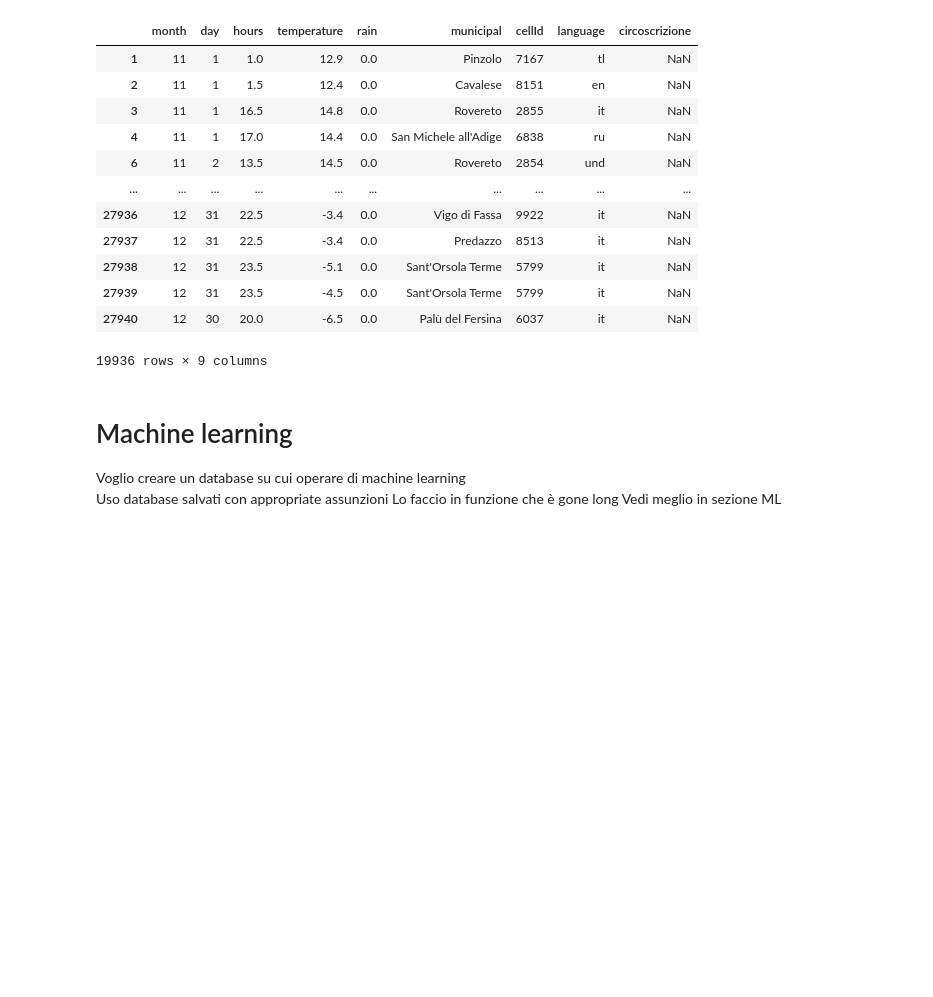
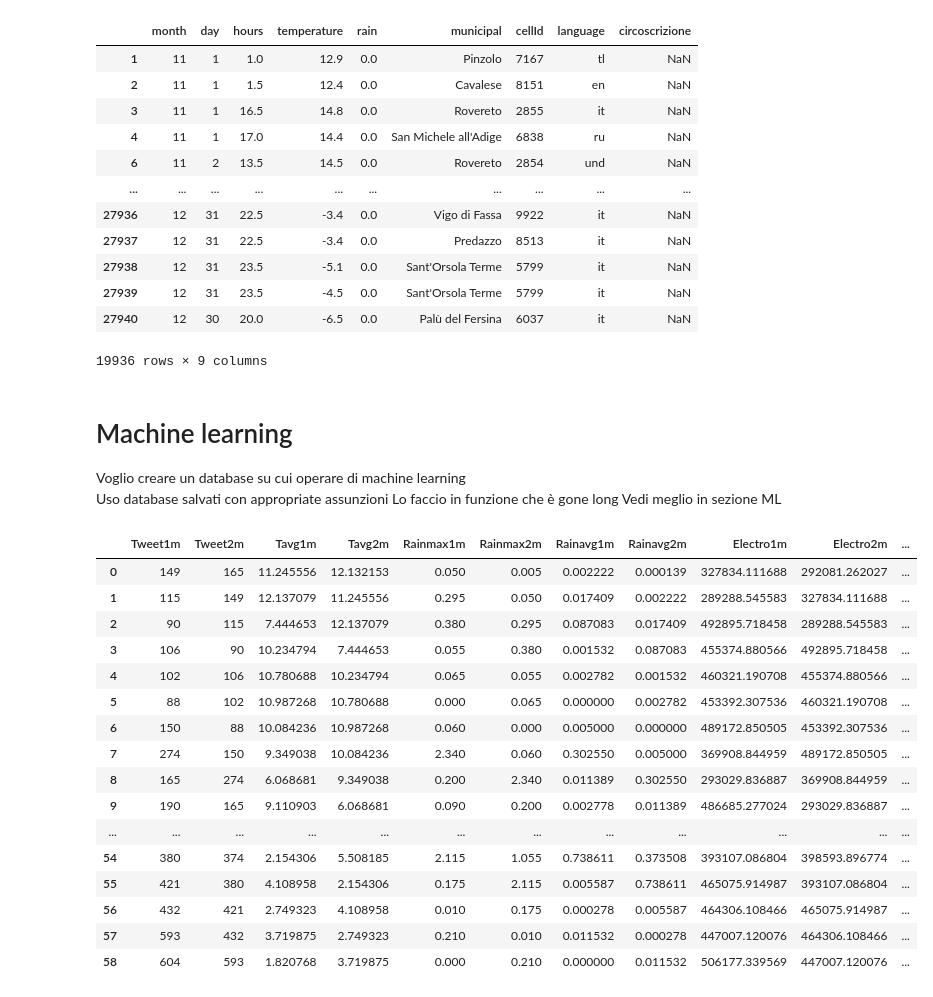
Before and after one commit to devix2/IntroToDS_FinalProject, a Jupyter notebook: SocialPulse(noCC)/Import Dati.ipynb, the cells around one changed output. Cells and saved outputs as stored; diff of their text form; code cells hidden in the pictures; blank space fills up the shorter version.

```diff
--- a/SocialPulse(noCC)/Import Dati.ipynb
+++ b/SocialPulse(noCC)/Import Dati.ipynb
@@ -415,3 +416,23 @@ Lo faccio in funzione che è gone long
 Vedi meglio in sezione ML
 # %%
 m_d.df_reg().to_csv('data/processed/MachineLearningDB.csv',index=False)
+# %%
+pd.read_csv('data/processed/MachineLearningDB.csv') # Dataframe finale su cui si andrà a lavorare
+# %% [output]
+|  | Tweet1m | Tweet2m | Tavg1m | Tavg2m | Rainmax1m | Rainmax2m | Rainavg1m | Rainavg2m | Electro1m | Electro2m | ... |
+| 0 | 149 | 165 | 11.245556 | 12.132153 | 0.050 | 0.005 | 0.002222 | 0.000139 | 327834.111688 | 292081.262027 | ... |
+| 1 | 115 | 149 | 12.137079 | 11.245556 | 0.295 | 0.050 | 0.017409 | 0.002222 | 289288.545583 | 327834.111688 | ... |
+| 2 | 90 | 115 | 7.444653 | 12.137079 | 0.380 | 0.295 | 0.087083 | 0.017409 | 492895.718458 | 289288.545583 | ... |
+| 3 | 106 | 90 | 10.234794 | 7.444653 | 0.055 | 0.380 | 0.001532 | 0.087083 | 455374.880566 | 492895.718458 | ... |
+| 4 | 102 | 106 | 10.780688 | 10.234794 | 0.065 | 0.055 | 0.002782 | 0.001532 | 460321.190708 | 455374.880566 | ... |
+| 5 | 88 | 102 | 10.987268 | 10.780688 | 0.000 | 0.065 | 0.000000 | 0.002782 | 453392.307536 | 460321.190708 | ... |
+| 6 | 150 | 88 | 10.084236 | 10.987268 | 0.060 | 0.000 | 0.005000 | 0.000000 | 489172.850505 | 453392.307536 | ... |
+| 7 | 274 | 150 | 9.349038 | 10.084236 | 2.340 | 0.060 | 0.302550 | 0.005000 | 369908.844959 | 489172.850505 | ... |
+| 8 | 165 | 274 | 6.068681 | 9.349038 | 0.200 | 2.340 | 0.011389 | 0.302550 | 293029.836887 | 369908.844959 | ... |
+| 9 | 190 | 165 | 9.110903 | 6.068681 | 0.090 | 0.200 | 0.002778 | 0.011389 | 486685.277024 | 293029.836887 | ... |
+| ... | ... | ... | ... | ... | ... | ... | ... | ... | ... | ... | ... |
+| 54 | 380 | 374 | 2.154306 | 5.508185 | 2.115 | 1.055 | 0.738611 | 0.373508 | 393107.086804 | 398593.896774 | ... |
+| 55 | 421 | 380 | 4.108958 | 2.154306 | 0.175 | 2.115 | 0.005587 | 0.738611 | 465075.914987 | 393107.086804 | ... |
+| 56 | 432 | 421 | 2.749323 | 4.108958 | 0.010 | 0.175 | 0.000278 | 0.005587 | 464306.108466 | 465075.914987 | ... |
+| 57 | 593 | 432 | 3.719875 | 2.749323 | 0.210 | 0.010 | 0.011532 | 0.000278 | 447007.120076 | 464306.108466 | ... |
+| 58 | 604 | 593 | 1.820768 | 3.719875 | 0.000 | 0.210 | 0.000000 | 0.011532 | 506177.339569 | 447007.120076 | ... |
```
Also changed, not shown: parts of 1 cell of this notebook, 3 other files.
